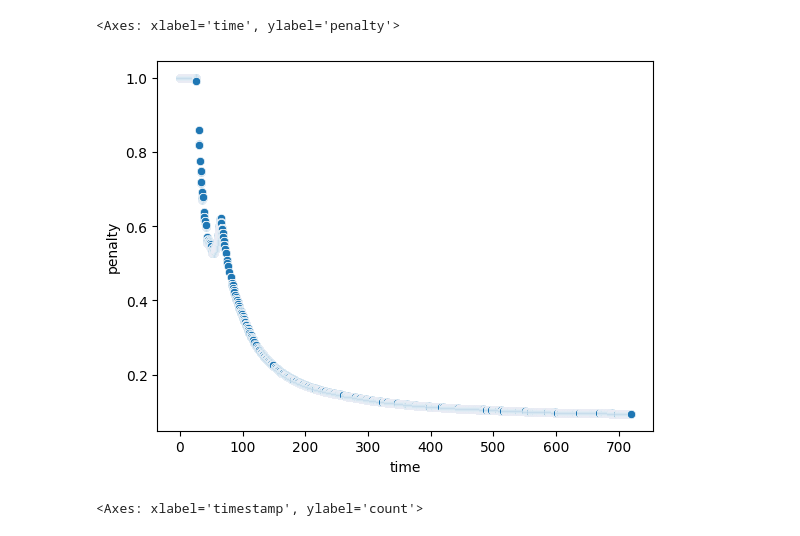
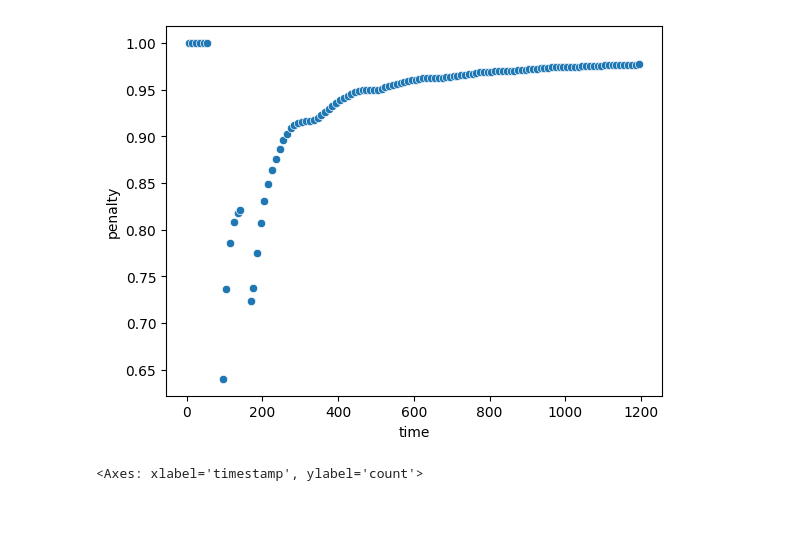
Before and after one commit to nikolalukic167/HeROsim, a Jupyter notebook: Moti.ipynb, the cells around one changed output. Saved outputs shown, nothing was run; the diff lists cells and outputs as text; code cells hidden in the pictures.

```diff
--- a/Moti.ipynb
+++ b/Moti.ipynb
@@ -7,9 +7,9 @@ from collections import defaultdict
 import json
 from matplotlib.ticker import MaxNLocator
 # %%
-reactive_result_file = 'spaces/R1-49/initial_results/simulation_1.json'
+reactive_result_file = 'spaces/R1-49/validation_results/test-01/0/peak-config.json'
 with open(reactive_result_file, 'r')  as fd:
-    reactive_obj = json.load(fd)['stats']
+    reactive_obj = json.load(fd)
     list1, list2 = zip(*reactive_obj['penaltyDistributionOverTime'])
     reactive_penalty_over_time = pd.DataFrame({'time': list1, 'penalty': list2})
     reactive_system_events_df = pd.DataFrame(reactive_obj['systemEvents'])
@@ -28,8 +40,13 @@ dict_keys(['policy', 'endTime', 'traceFile', 'unusedPlatforms', 'unusedNodes', '
+# %%
+df = reactive_penalty_over_time
+window_size = 10
+df['time_window'] = (df['time'] // window_size).astype(int)
+aggregated_df = df.groupby('time_window').agg({'time': 'mean', 'penalty': 'mean'}).reset_index()
 # %%
-sns.scatterplot(x='time', y='penalty', data=reactive_penalty_over_time)
+sns.scatterplot(x='time', y='penalty', data=aggregated_df)
+plt.savefig('penalties.png')
 # %% [output]
-<Axes: xlabel='time', ylabel='penalty'>
-[figure, old version]
+[figure, new version]
 # %%
 sns.scatterplot(x='timestamp', y='count', hue='name', data=reactive_system_events_df)
 # %% [output]
```
Also changed, not shown: parts of 2 cells of this notebook, 8 other files.
